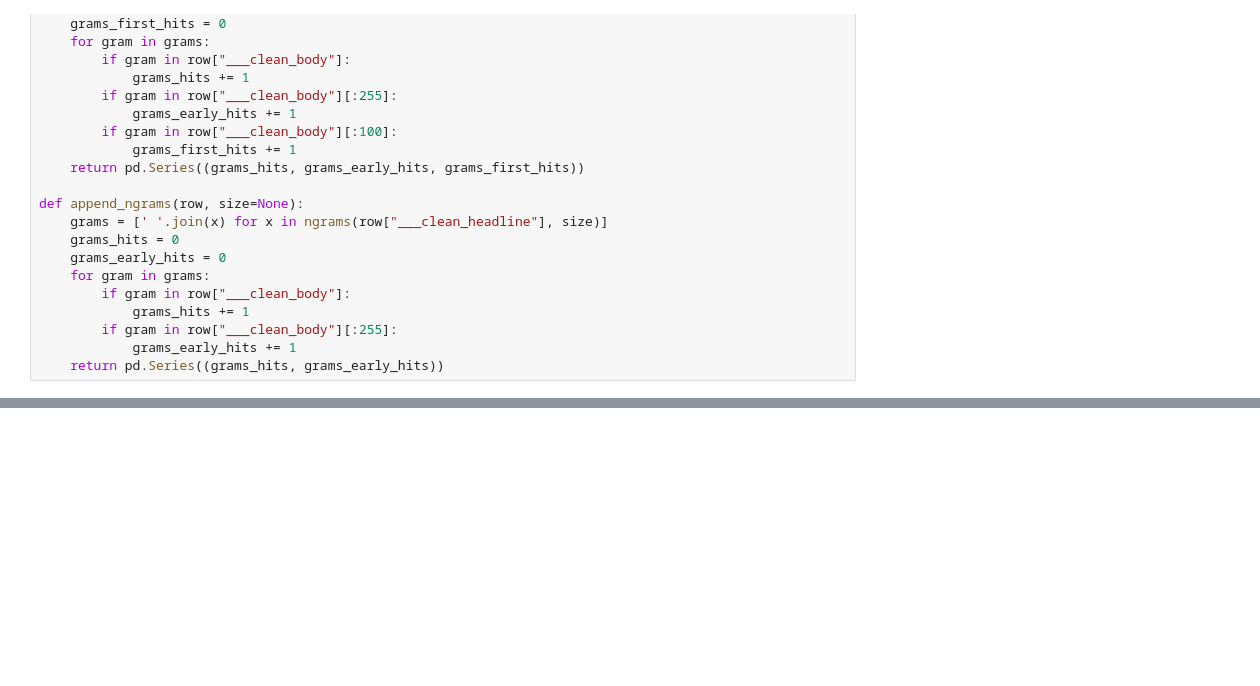
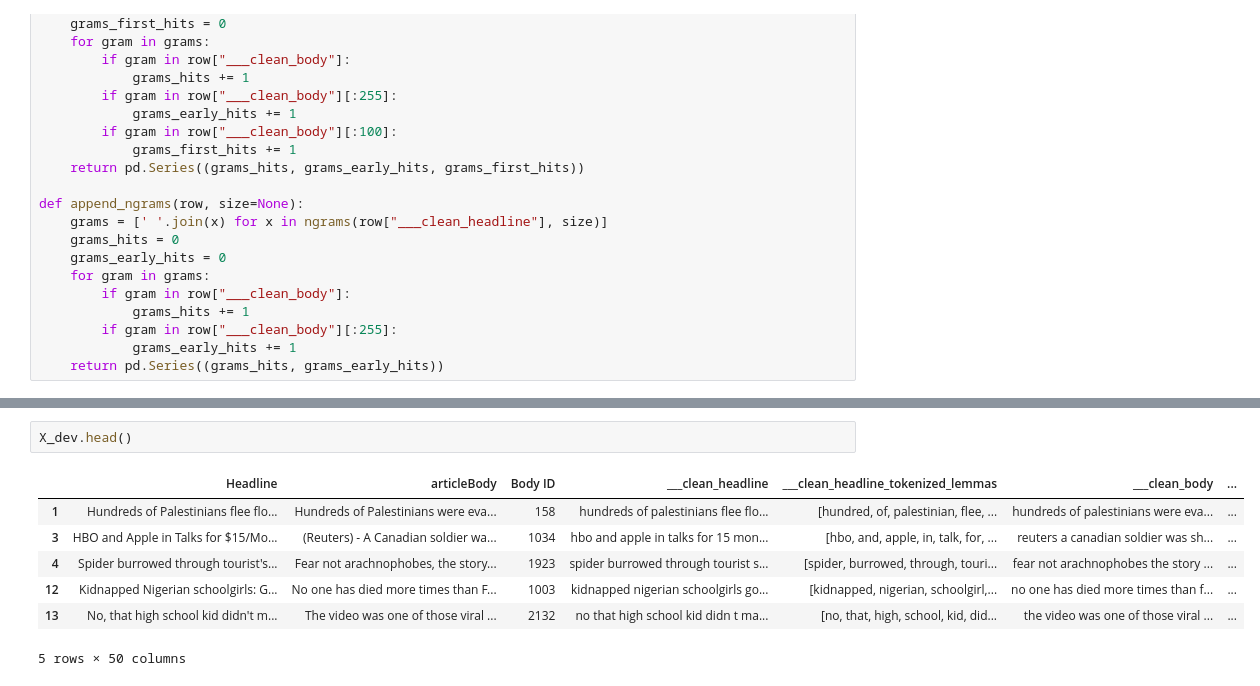
Before and after one commit to guifereis/224u-fnc, a Jupyter notebook: rewrite-pipeline.ipynb, the cells around one changed output, grey strips where cells are left out. Cells and saved outputs as stored; diff of their text form; blank space fills up the shorter version.

```diff
--- a/rewrite-pipeline.ipynb
+++ b/rewrite-pipeline.ipynb
@@ -328,0 +330,10 @@ X_train.head()
+# %%
+X_dev.head()
+# %% [output]
+|  | Headline | articleBody | Body ID | ___clean_headline | ___clean_headline_tokenized_lemmas | ___clean_body | ... |
+| 1 | Hundreds of Palestinians flee flo... | Hundreds of Palestinians were eva... | 158 | hundreds of palestinians flee flo... | [hundred, of, palestinian, flee, ... | hundreds of palestinians were eva... | ... |
+| 3 | HBO and Apple in Talks for $15/Mo... | (Reuters) - A Canadian soldier wa... | 1034 | hbo and apple in talks for 15 mon... | [hbo, and, apple, in, talk, for, ... | reuters a canadian soldier was sh... | ... |
+| 4 | Spider burrowed through tourist's... | Fear not arachnophobes, the story... | 1923 | spider burrowed through tourist s... | [spider, burrowed, through, touri... | fear not arachnophobes the story ... | ... |
+| 12 | Kidnapped Nigerian schoolgirls: G... | No one has died more times than F... | 1003 | kidnapped nigerian schoolgirls go... | [kidnapped, nigerian, schoolgirl,... | no one has died more times than f... | ... |
+| 13 | No, that high school kid didn't m... | The video was one of those viral ... | 2132 | no that high school kid didn t ma... | [no, that, high, school, kid, did... | the video was one of those viral ... | ... |
+5 rows × 50 columns
```
Also changed, not shown: parts of 28 cells of this notebook, 1 other file.
